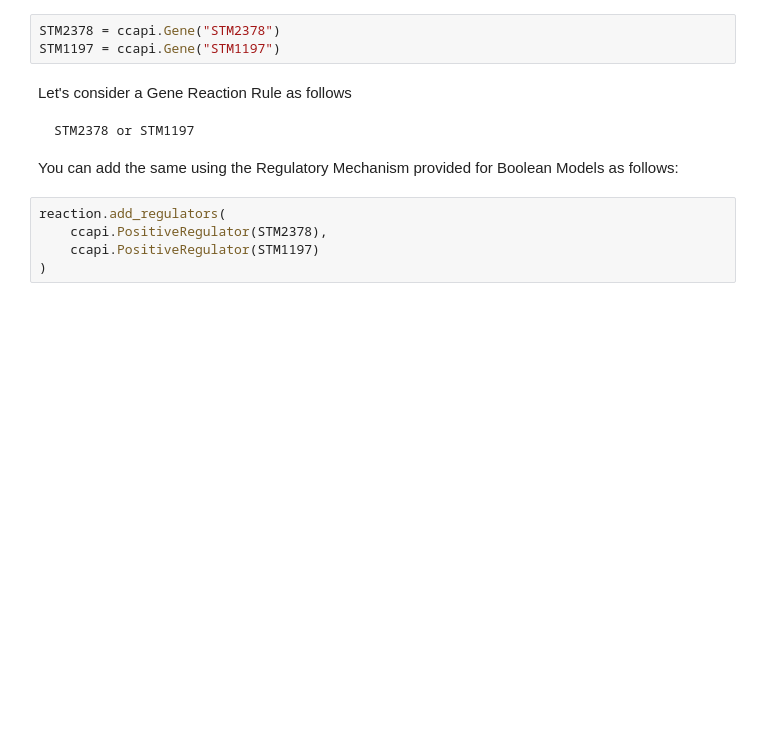
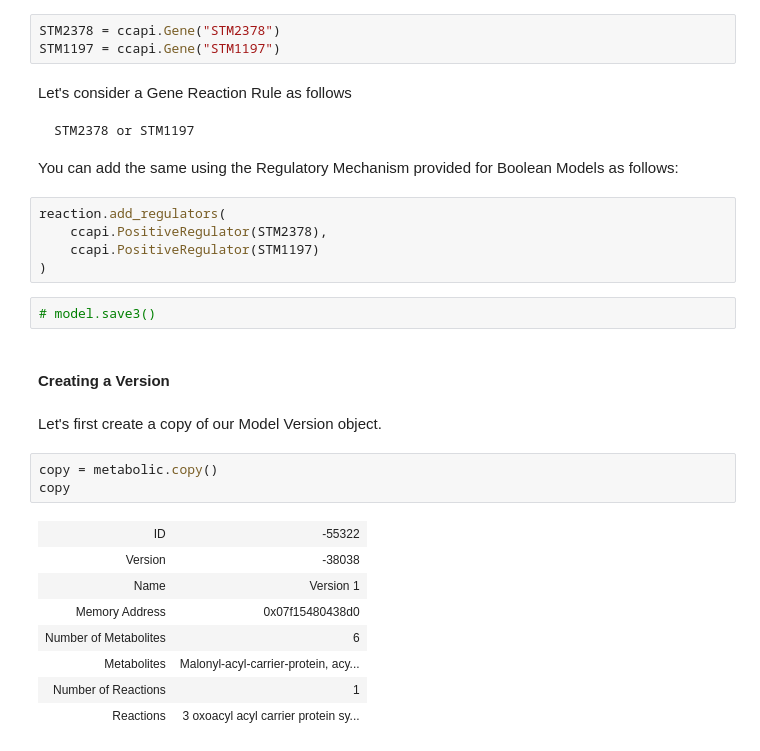
Before and after one commit to cellcollective/ccapi, a Jupyter notebook: docs/source/notebooks/examples/building-constraint-based-models.ipynb, the cells around one changed output. Drawn from its saved outputs; the diff is of its cells as text; blank space fills up the shorter version.

```diff
--- a/docs/source/notebooks/examples/building-constraint-based-models.ipynb
+++ b/docs/source/notebooks/examples/building-constraint-based-models.ipynb
@@ -186,3 +200,21 @@ reaction.add_regulators(
     ccapi.PositiveRegulator(STM2378),
     ccapi.PositiveRegulator(STM1197)
 )
+# %%
+# model.save3()
+# %% [markdown]
+#### Creating a Version
+# %% [markdown]
+Let's first create a copy of our Model Version object.
+# %%
+copy = metabolic.copy()
+copy
+# %% [output]
+| ID | -55322 |
+| Version | -38038 |
+| Name | Version 1 |
+| Memory Address | 0x07f15480438d0 |
+| Number of Metabolites | 6 |
+| Metabolites | Malonyl-acyl-carrier-protein, acy... |
+| Number of Reactions | 1 |
+| Reactions | 3 oxoacyl acyl carrier protein sy... |
```
Also changed, not shown: parts of 28 cells of this notebook, 23 other files.
